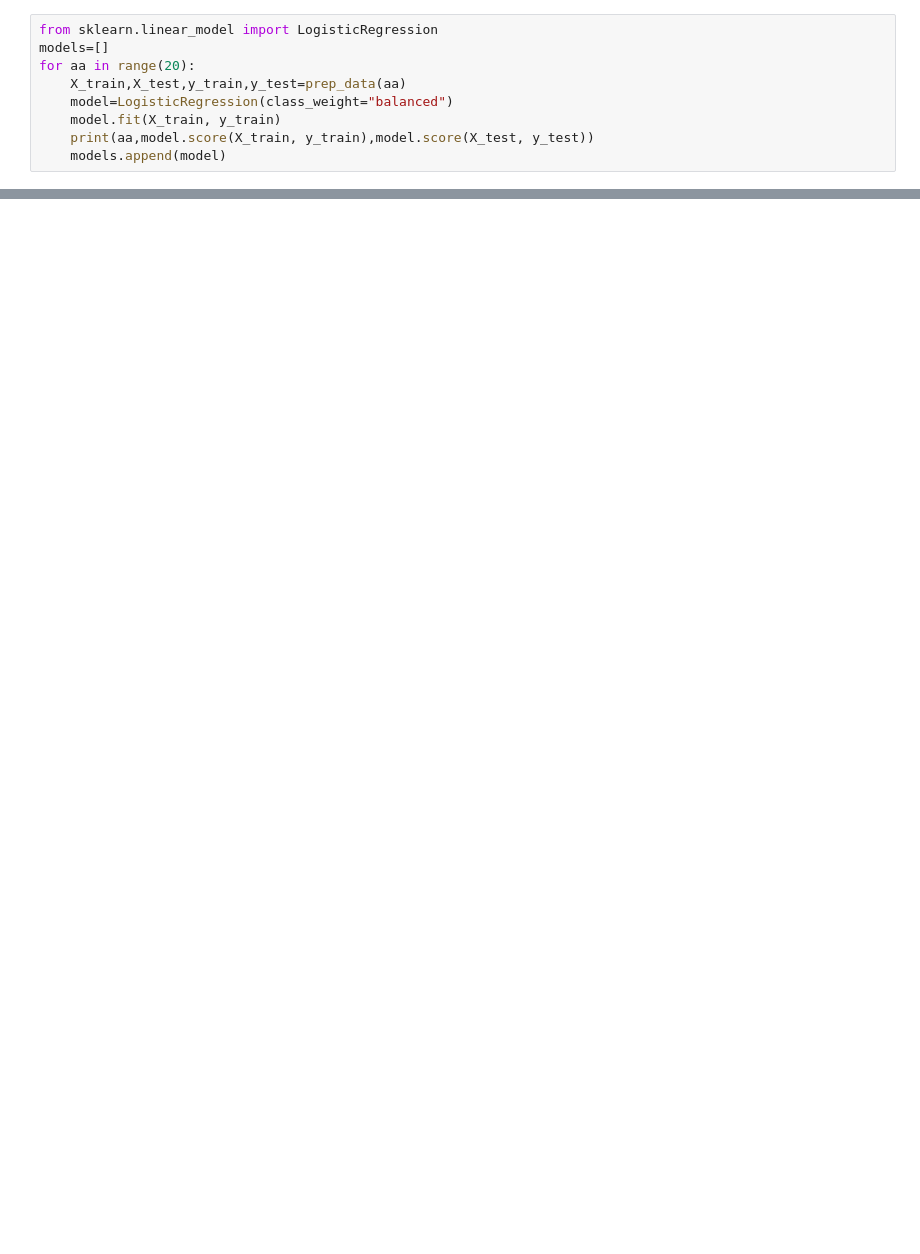
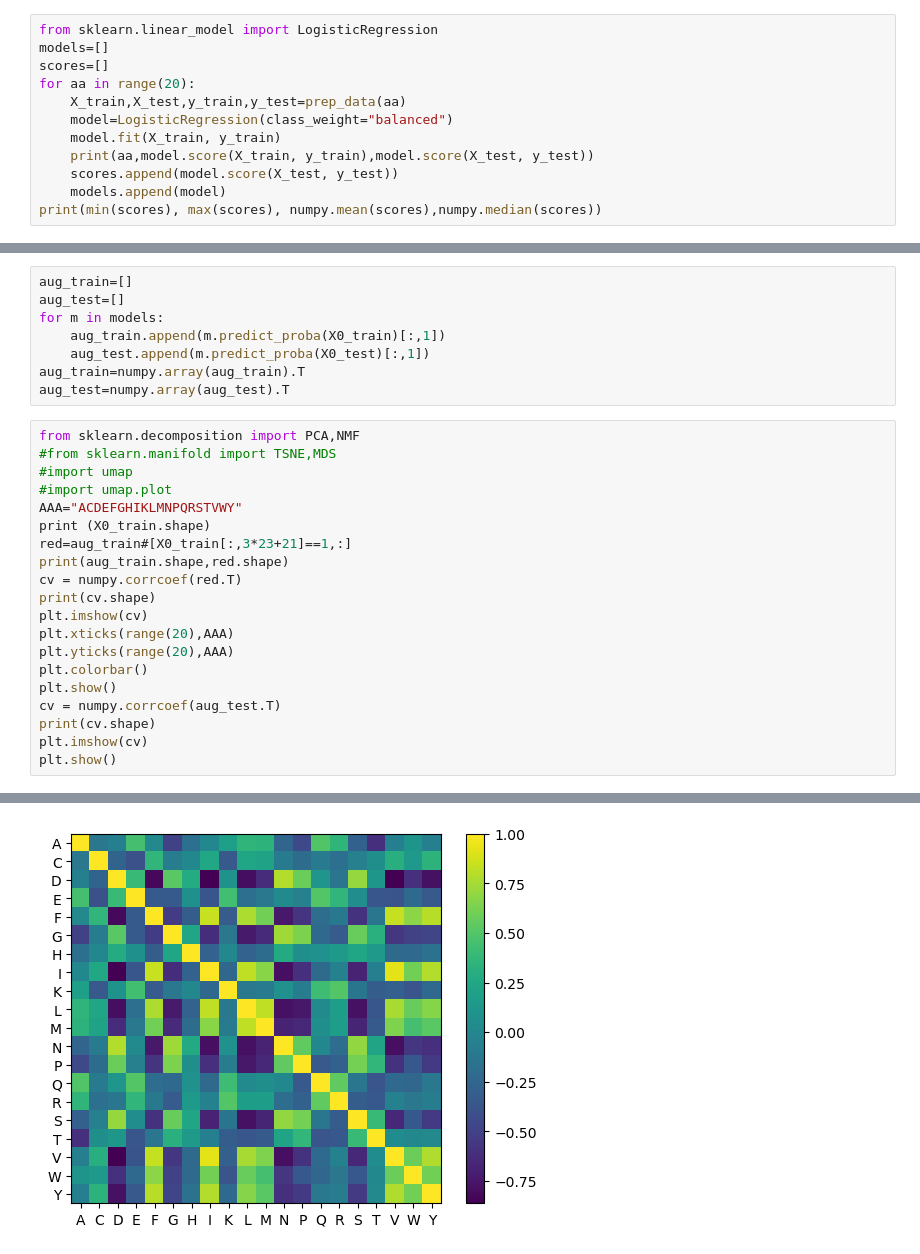
Before and after one commit to vymetal/seq_learn, a Jupyter notebook: predikce-individual.ipynb, the cells around one changed output, grey strips where cells are left out. Cells and saved outputs as stored; diff of their text form; blank space fills up the shorter version.

```diff
--- a/predikce-individual.ipynb
+++ b/predikce-individual.ipynb
@@ -70,10 +17,13 @@ def prepare_data(cats, cat_size=1000, batch_size=10):
 # %%
 from sklearn.linear_model import LogisticRegression
 models=[]
+scores=[]
 for aa in range(20):
     X_train,X_test,y_train,y_test=prep_data(aa)
     model=LogisticRegression(class_weight="balanced")
     model.fit(X_train, y_train)
     print(aa,model.score(X_train, y_train),model.score(X_test, y_test))
+    scores.append(model.score(X_test, y_test))
     models.append(model)
+print(min(scores), max(scores), numpy.mean(scores),numpy.median(scores))
 # %% [output]
@@ -99,0 +47,29 @@ for aa in range(20):
+# %%
+aug_train=[]
+aug_test=[]
+for m in models:
+    aug_train.append(m.predict_proba(X0_train)[:,1])
+    aug_test.append(m.predict_proba(X0_test)[:,1])
+aug_train=numpy.array(aug_train).T
+aug_test=numpy.array(aug_test).T
+# %%
+from sklearn.decomposition import PCA,NMF
+#from sklearn.manifold import TSNE,MDS
+#import umap
+#import umap.plot
+AAA="ACDEFGHIKLMNPQRSTVWY"
+print (X0_train.shape)
+red=aug_train#[X0_train[:,3*23+21]==1,:]
+print(aug_train.shape,red.shape)
+cv = numpy.corrcoef(red.T)
+print(cv.shape)
+plt.imshow(cv)
+plt.xticks(range(20),AAA)
+plt.yticks(range(20),AAA)
+plt.colorbar()
+plt.show()
+cv = numpy.corrcoef(aug_test.T)
+print(cv.shape)
+plt.imshow(cv)
+plt.show()
+# %% [output]
@@ -99,0 +79 @@ for aa in range(20):
+[figure, added]
```
Also changed, not shown: parts of 13 cells of this notebook, 2 other files.
